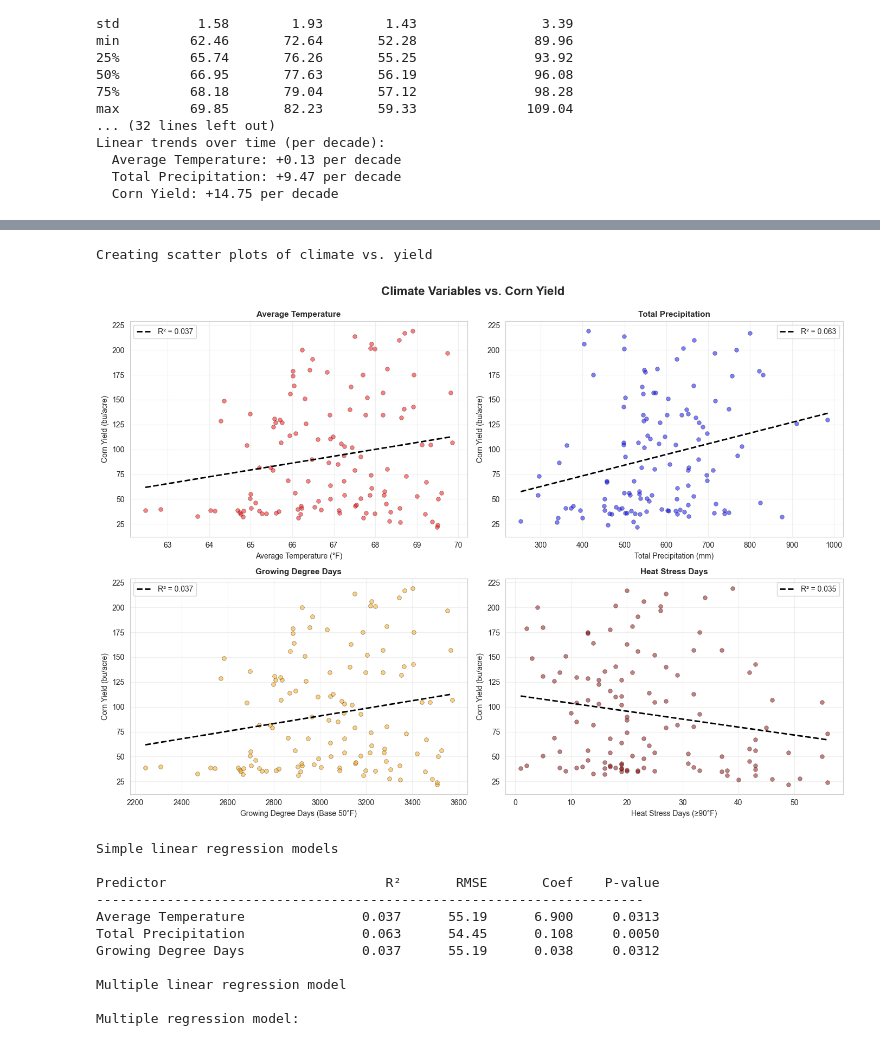
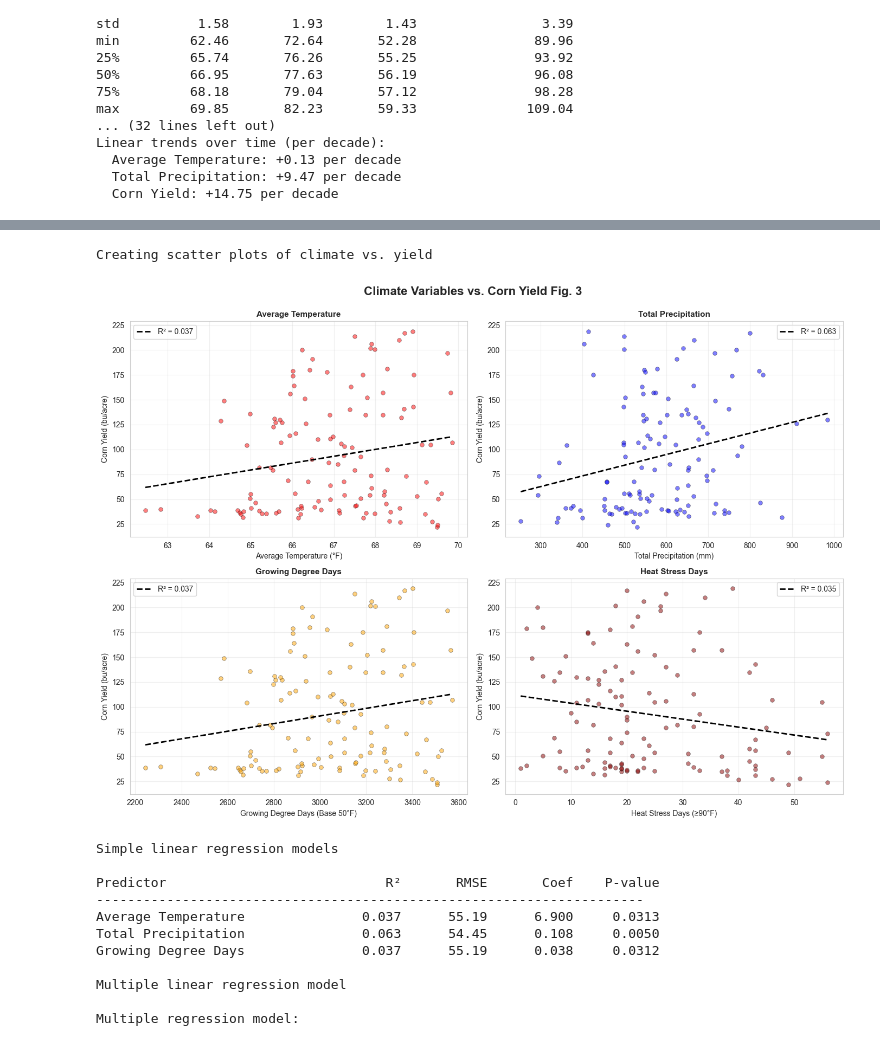
Before and after one commit to adenk2/IS477, a Jupyter notebook: Notebooks/INTEGRATION_ANALYSIS.ipynb, the cells around one changed output, grey strips where cells are left out. Cells and saved outputs as stored; diff of their text form; code cells hidden in the pictures.

```diff
--- a/Notebooks/INTEGRATION_ANALYSIS.ipynb
+++ b/Notebooks/INTEGRATION_ANALYSIS.ipynb
@@ -346,7 +346,7 @@ if len(heatmap_vars) >= 3:
                 cbar_kws={'label': 'Correlation Coefficient'},
                 ax=ax)
 
-    plt.title('Correlation Matrix: Climate Variables vs. Corn Production',
+    plt.title('Correlation Matrix: Climate Variables vs. Corn Production Fig. 1',
               fontsize=14, fontweight='bold', pad=20)
     plt.tight_layout()
 # %% [output]
@@ -442,39 +442,39 @@ if scatter_vars and 'yield_bu_per_acre' in df_integrated.columns:
     fig, axes = plt.subplots(2, 2, figsize=(14, 10))
     axes = axes.flatten()
 
-    fig.suptitle('Climate Variables vs. Corn Yield',
+    fig.suptitle('Climate Variables vs. Corn Yield Fig. 3',
                  fontsize=16, fontweight='bold', y=0.995)
 
     for idx, (var, label, color) in enumerate(scatter_vars[:4]):
         ax = axes[idx]
 
         ax.scatter(df_integrated[var], df_integrated['yield_bu_per_acre'],
                   alpha=0.5, s=30, color=color, edgecolors='black', linewidth=0.5)
 
         mask = df_integrated[[var, 'yield_bu_per_acre']].notna().all(axis=1)
         if mask.sum() > 2:
             x = df_integrated.loc[mask, var].values.reshape(-1, 1)
             y = df_integrated.loc[mask, 'yield_bu_per_acre'].values
 
             model = LinearRegression()
             model.fit(x, y)
 
             x_line = np.linspace(x.min(), x.max(), 100).reshape(-1, 1)
             y_line = model.predict(x_line)
 
             ax.plot(x_line, y_line, color='black', linewidth=2,
                    linestyle='--', label=f'R² = {r2_score(y, model.predict(x)):.3f}')
 
         ax.set_xlabel(label, fontsize=10)
         ax.set_ylabel('Corn Yield (bu/acre)', fontsize=10)
         ax.set_title(f'{label.split("(")[0].strip()}', fontsize=11, fontweight='bold')
         ax.legend(loc='best')
         ax.grid(True, alpha=0.3)
 
     plt.tight_layout()
 # %% [output]
 Creating scatter plots of climate vs. yield
-[figure, old version]
+[figure, new version]
 # %%
 print("\nSimple linear regression models")
 
```
Also changed, not shown: parts of 2 cells of this notebook, 1 other file.
